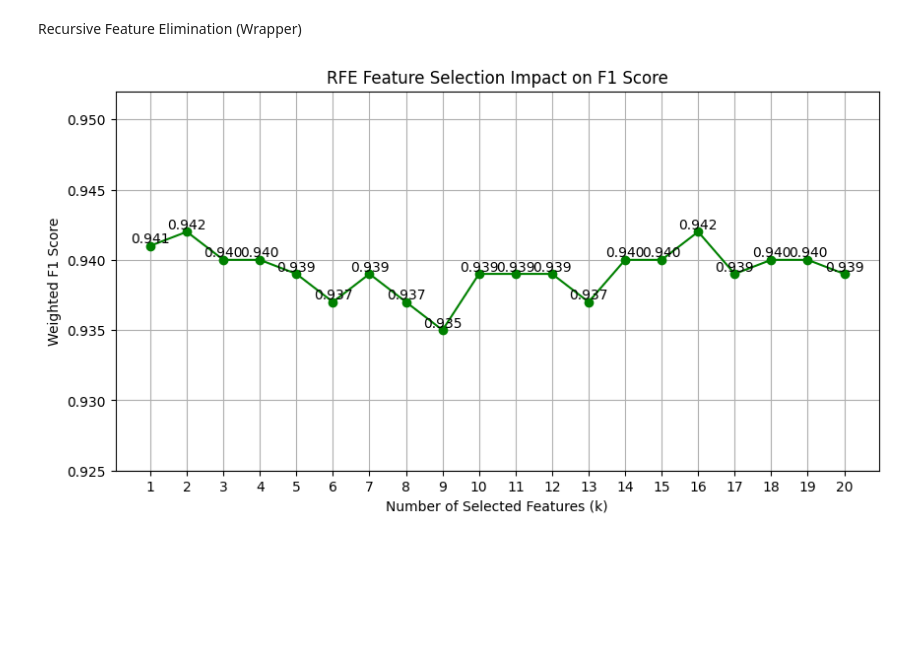
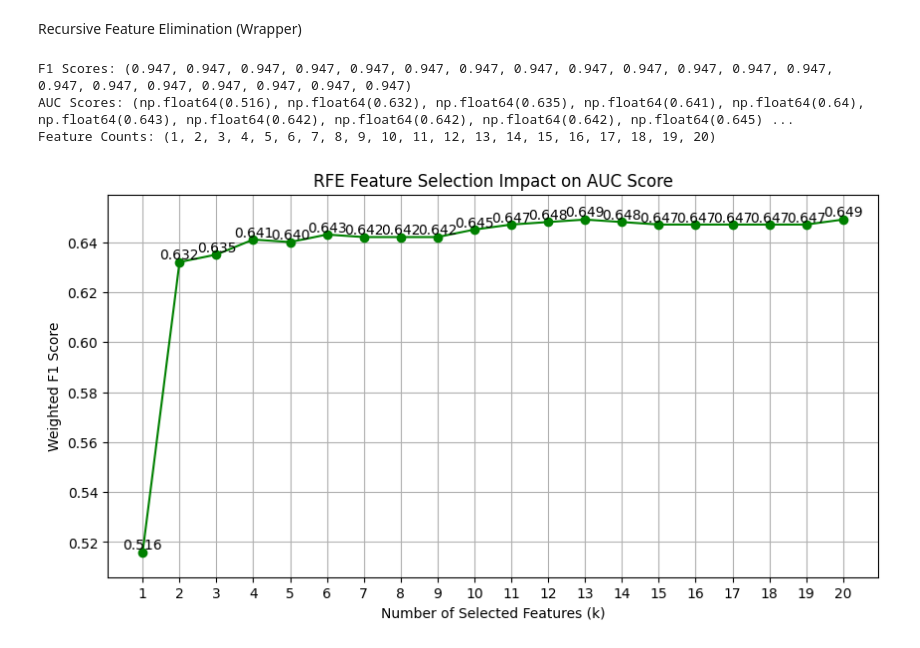
Before and after one commit to Ethxlla/INFO3604-CCO-Backup, a Jupyter notebook: main.ipynb, the cells around one changed output. Drawn from its saved outputs; the diff is of its cells as text; code cells hidden in the pictures; blank space fills up the shorter version.

Commit message:
joblib parallel processing and AUC score added

```diff
--- a/main.ipynb
+++ b/main.ipynb
@@ -13,11 +15,13 @@ Read and Encode test data
 # %%
 df = pd.read_csv("test_data cs 1.csv")
 pd.set_option('future.no_silent_downcasting', True)
-df = df.sample(n=1000, replace=False, random_state=42)
+#df = df.sample(n=2000, replace=False, random_state=42)
 
-label_encoder = LabelEncoder()
-df['text'] = label_encoder.fit_transform(df['text'])
-df['screen_name'] = label_encoder.fit_transform(df['screen_name'])
+model = SentenceTransformer("all-MiniLM-L6-v2")
+text_embeddings = model.encode(df["text"].astype(str).tolist(), convert_to_numpy=True)
+df["text"] = text_embeddings.mean(axis=1)
+screen_name_embeddings = model.encode(df["screen_name"].astype(str).tolist(), convert_to_numpy=True)
+df["screen_name"] = screen_name_embeddings.mean(axis=1)
 
 df["verified"] = df["verified"].replace({"f": 0, "t": 1})
 
@@ -41,7 +45,7 @@ for col in df.select_dtypes(include=['object']).columns:
     df[col] = pd.to_numeric(df[col], errors='coerce')
 
 num_cols = ["followers_count", "statuses_count", "friends_count", "favourites_count",
-            "listed_count", "cred_score", "eye_truth", "compare_text", "screen_name", "text"]
+            "listed_count", "cred_score", "eye_truth", "compare_text"]
 scaler = StandardScaler()
 df[num_cols] = scaler.fit_transform(df[num_cols])
 # %% [markdown]
@@ -147,9 +164,9 @@ Recursive Feature Elimination (Wrapper)
 # %%
 X_train_V2, X_test_V2, y_train_V2, y_test_V2 = X_train.copy(), X_test.copy(), y_train.copy(), y_test.copy()
 
-ref_f1_scores = []
+gbc = GradientBoostingClassifier(random_state=42)
 
-for k in range(1, 21):
+def evaluate_rfe(k, X_train_V2, y_train_V2, X_test_V2, y_test_V2):
     RFE_selector = RFE(estimator=gbc, n_features_to_select=k, step=1)
     RFE_selector.fit(X_train_V2, y_train_V2)
 
@@ -157,26 +174,45 @@ for k in range(1, 21):
     sel_X_test_V2 = RFE_selector.transform(X_test_V2)
 
     selected_features = np.where(RFE_selector.support_)[0]
-    feature_counts.update(selected_features)
 
     gbc.fit(sel_X_train_V2, y_train_V2)
     RFE_preds = gbc.predict(sel_X_test_V2)
+    f1_score_RFE = round(f1_score(y_test_V2, RFE_preds, average="weighted"), 3)
 
-    f1_score_RFE = round(f1_score(y_test_V2, RFE_preds, average="weighted"), 3)
-    ref_f1_scores.append(f1_score_RFE)
+
+    RFE_probs = gbc.predict_proba(sel_X_test_V2)[:, 1]
+    auc_score_RFE = round(roc_auc_score(y_test_V2, RFE_probs), 3)
+
+    return f1_score_RFE, auc_score_RFE, k, selected_features
+
+results = Parallel(n_jobs=-1)(delayed(evaluate_rfe)(k, X_train_V2, y_train_V2, X_test_V2, y_test_V2) for k in range(1, 21))
+
+f1_score_list, auc_score_list, feature_counts, selected_features_list = zip(*results)
+
+selected_features_dict = {}
+for k, features in zip(range(1, 21), selected_features_list):
+    selected_features_dict[k] = features
+
+print("F1 Scores:", f1_score_list)
+print("AUC Scores:", auc_score_list)
+print("Feature Counts:", feature_counts)
+# %% [output]
+F1 Scores: (0.947, 0.947, 0.947, 0.947, 0.947, 0.947, 0.947, 0.947, 0.947, 0.947, 0.947, 0.947, 0.947, 0.947, 0.947, 0.947, 0.947, 0.947, 0.947, 0.947)
+AUC Scores: (np.float64(0.516), np.float64(0.632), np.float64(0.635), np.float64(0.641), np.float64(0.64), np.float64(0.643), np.float64(0.642), np.float64(0.642), np.float64(0.642), np.float64(0.645) ...
+Feature Counts: (1, 2, 3, 4, 5, 6, 7, 8, 9, 10, 11, 12, 13, 14, 15, 16, 17, 18, 19, 20)
 # %%
 plt.figure(figsize=(10, 5))
-plt.plot(range(1, 21), ref_f1_scores, marker='o', linestyle='-', color='g')
+plt.plot(range(1, 21), auc_score_list, marker='o', linestyle='-', color='g')
 plt.xlabel("Number of Selected Features (k)")
 plt.ylabel("Weighted F1 Score")
-plt.title("RFE Feature Selection Impact on F1 Score")
+plt.title("RFE Feature Selection Impact on AUC Score")
 plt.xticks(range(1, 21))
-plt.ylim(min(ref_f1_scores) - 0.01, max(ref_f1_scores) + 0.01)
+plt.ylim(min(auc_score_list) - 0.01, max(auc_score_list) + 0.01)
 plt.grid(True)
 
-for i, score in enumerate(ref_f1_scores, 1):
+for i, score in enumerate(auc_score_list, 1):
     plt.text(i, score, f"{score:.3f}", ha='center', va='bottom', fontsize=10)
 
 plt.show()
 # %% [output]
-[figure, old version]
+[figure, new version]
```
Also changed, not shown: parts of 8 cells of this notebook.
